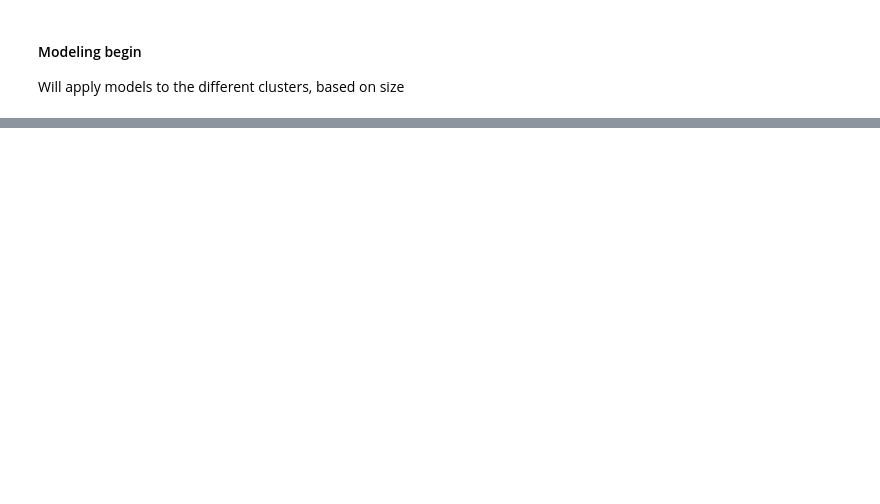
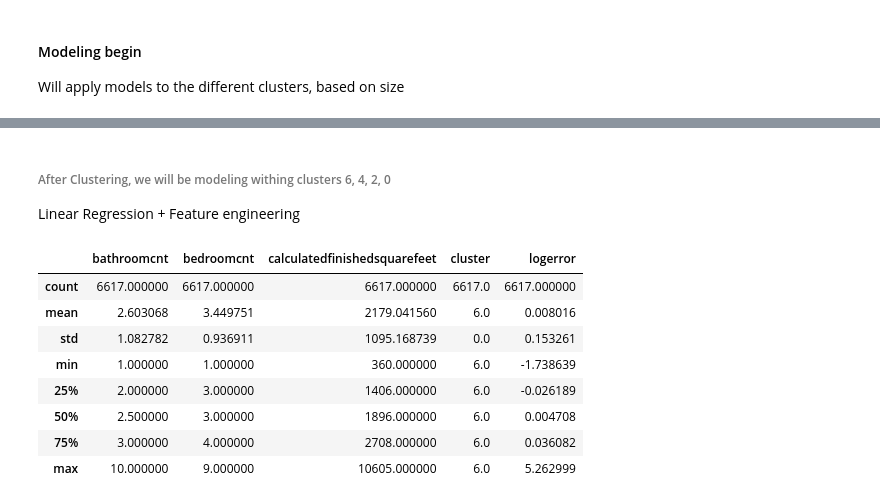
Before and after one commit to BayesEliaSantos/Bayes_P04_Zillow, a Jupyter notebook: Modeling Within the Clusters.ipynb, the cells around one changed output, grey strips where cells are left out. Cells and saved outputs as stored; diff of their text form; code cells hidden in the pictures; blank space fills up the shorter version.

```diff
--- a/Modeling Within the Clusters.ipynb
+++ b/Modeling Within the Clusters.ipynb
@@ -553,4 +563,16 @@ bool_ttest_single_uniq(cluster_y, target_column=dfo.y_column, check_column='clus
-# %%
-model= XncC
+# %% [markdown]
+###### After Clustering, we will be modeling withing clusters 6, 4, 2, 0
+Linear Regression + Feature engineering
 # %%
-model7= model.loc[model['cluster'] ==7]
+model6= model.loc[model['cluster']==6]
+model6.describe()
+# %% [output]
+|  | bathroomcnt | bedroomcnt | calculatedfinishedsquarefeet | cluster | logerror |
+| count | 6617.000000 | 6617.000000 | 6617.000000 | 6617.0 | 6617.000000 |
+| mean | 2.603068 | 3.449751 | 2179.041560 | 6.0 | 0.008016 |
+| std | 1.082782 | 0.936911 | 1095.168739 | 0.0 | 0.153261 |
+| min | 1.000000 | 1.000000 | 360.000000 | 6.0 | -1.738639 |
+| 25% | 2.000000 | 3.000000 | 1406.000000 | 6.0 | -0.026189 |
+| 50% | 2.500000 | 3.000000 | 1896.000000 | 6.0 | 0.004708 |
+| 75% | 3.000000 | 4.000000 | 2708.000000 | 6.0 | 0.036082 |
+| max | 10.000000 | 9.000000 | 10605.000000 | 6.0 | 5.262999 |
```
Also changed, not shown: parts of 22 cells of this notebook.
